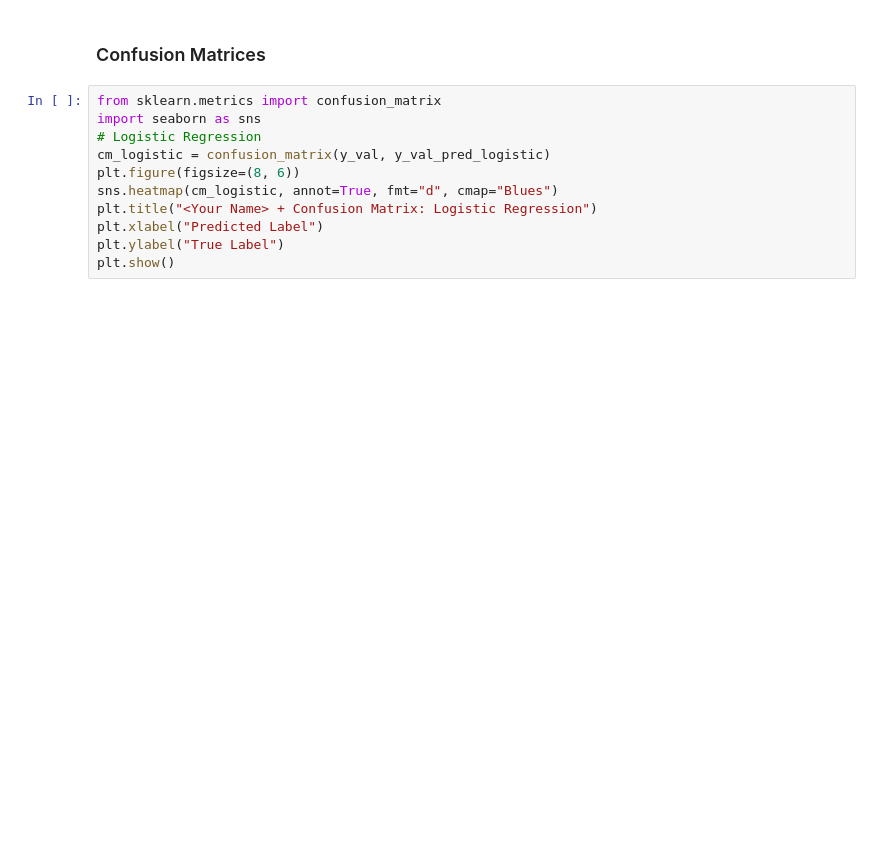
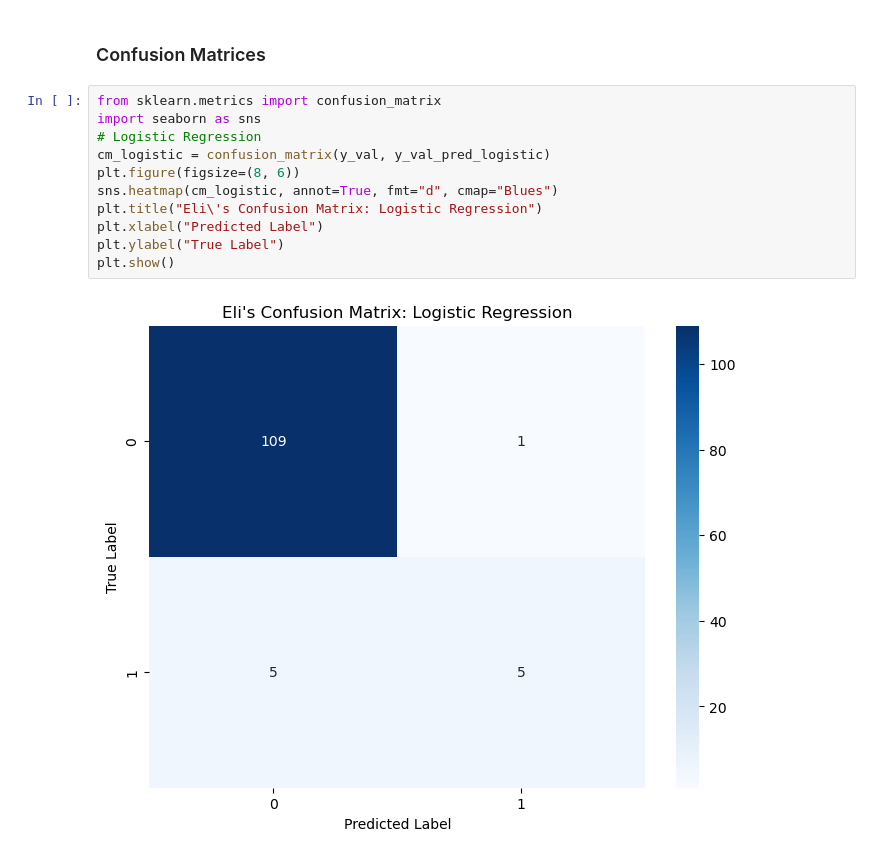
Before and after one commit to CapybarasUnited/CS457_Classwork, a Jupyter notebook: Quizzes/5.3/Week5_Pokemon_Classification.ipynb, the cells around one changed output. Drawn from its saved outputs; the diff is of its cells as text; blank space fills up the shorter version.

```diff
--- a/Quizzes/5.3/Week5_Pokemon_Classification.ipynb
+++ b/Quizzes/5.3/Week5_Pokemon_Classification.ipynb
@@ -323,14 +424,16 @@ plt.show()
 # %%
 from sklearn.metrics import confusion_matrix
 import seaborn as sns
 # Logistic Regression
 cm_logistic = confusion_matrix(y_val, y_val_pred_logistic)
 plt.figure(figsize=(8, 6))
 sns.heatmap(cm_logistic, annot=True, fmt="d", cmap="Blues")
-plt.title("<Your Name> + Confusion Matrix: Logistic Regression")
+plt.title("Eli\'s Confusion Matrix: Logistic Regression")
 plt.xlabel("Predicted Label")
 plt.ylabel("True Label")
 plt.show()
+# %% [output]
+[figure, added]
 # %%
 # MLP
 cm_mlp = confusion_matrix(y_val, y_val_pred_mlp)
```
Also changed, not shown: parts of 18 cells of this notebook, 2 other files.
